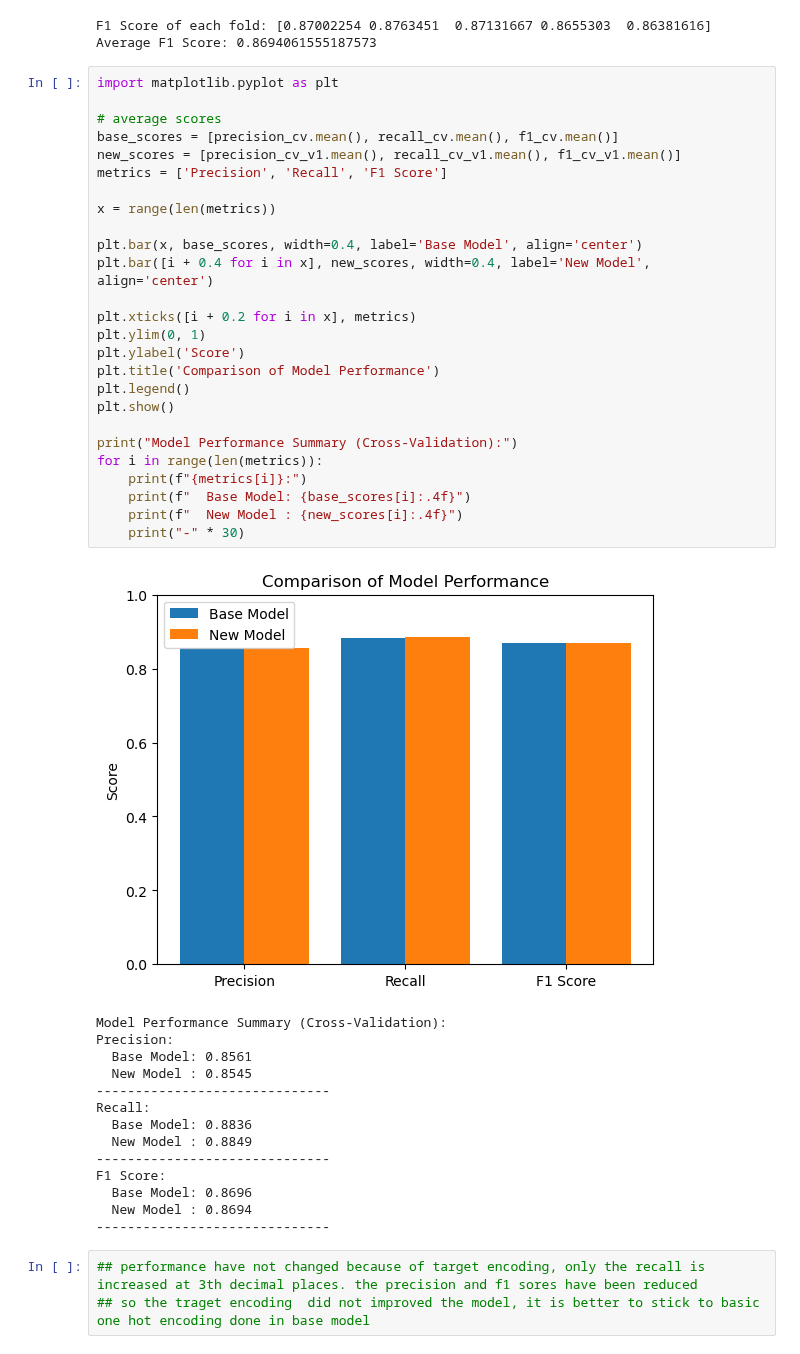
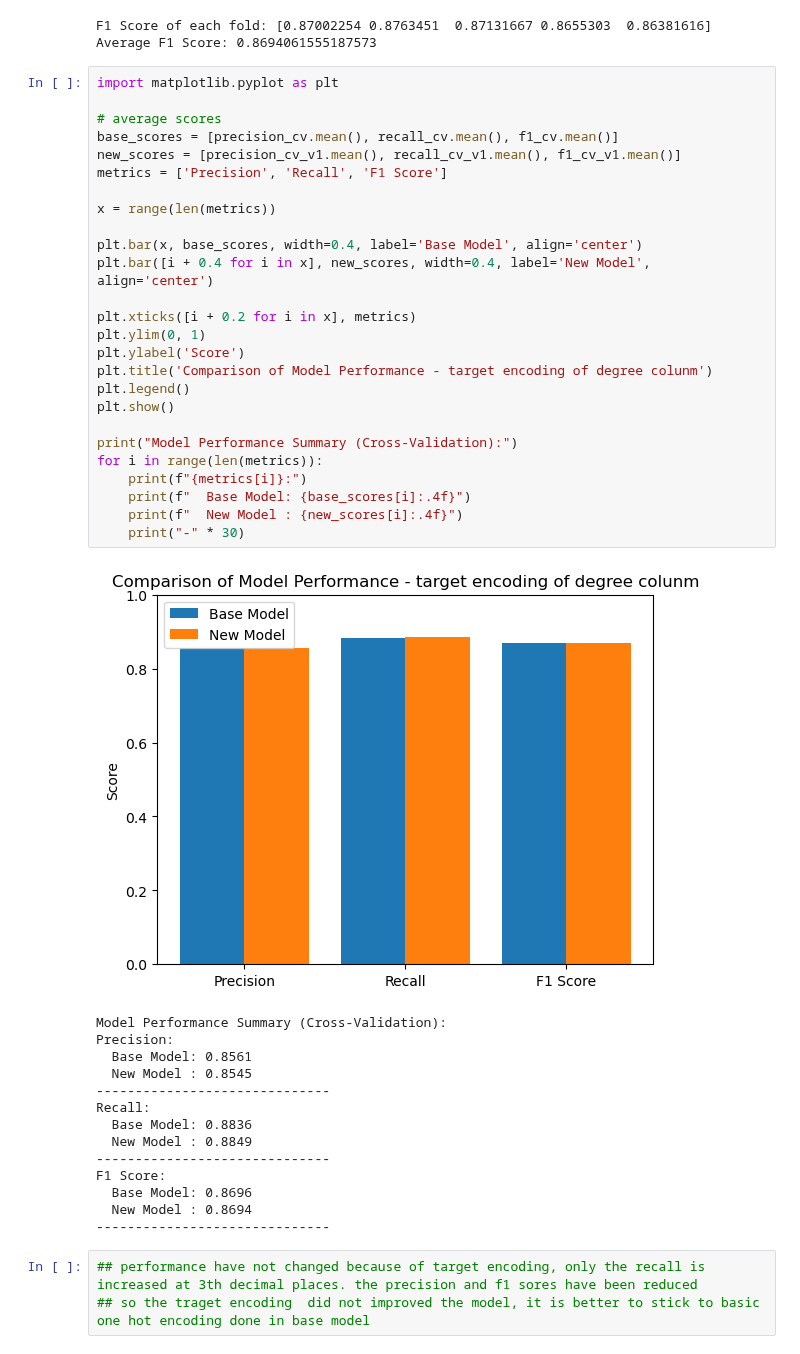
Before and after one commit to rushring/CS_Group07_StudentDepressionDetection, a Jupyter notebook: notebooks/Rushani_Logistic_Regression/feaEngineering_tuning.ipynb, the cells around one changed output. Drawn from its saved outputs; the diff is of its cells as text.

```diff
--- a/notebooks/Rushani_Logistic_Regression/feaEngineering_tuning.ipynb
+++ b/notebooks/Rushani_Logistic_Regression/feaEngineering_tuning.ipynb
@@ -155,31 +155,31 @@ Average F1 Score: 0.8694061555187573
 # %%
 import matplotlib.pyplot as plt
 
 # average scores
 base_scores = [precision_cv.mean(), recall_cv.mean(), f1_cv.mean()]
 new_scores = [precision_cv_v1.mean(), recall_cv_v1.mean(), f1_cv_v1.mean()]
 metrics = ['Precision', 'Recall', 'F1 Score']
 
 x = range(len(metrics))
 
 plt.bar(x, base_scores, width=0.4, label='Base Model', align='center')
 plt.bar([i + 0.4 for i in x], new_scores, width=0.4, label='New Model', align='center')
 
 plt.xticks([i + 0.2 for i in x], metrics)
 plt.ylim(0, 1)
 plt.ylabel('Score')
-plt.title('Comparison of Model Performance')
+plt.title('Comparison of Model Performance - target encoding of degree colunm')
 plt.legend()
 plt.show()
 
 print("Model Performance Summary (Cross-Validation):")
 for i in range(len(metrics)):
     print(f"{metrics[i]}:")
     print(f"  Base Model: {base_scores[i]:.4f}")
     print(f"  New Model : {new_scores[i]:.4f}")
     print("-" * 30)
 # %% [output]
-[figure, old version]
+[figure, new version]
 Model Performance Summary (Cross-Validation):
 Precision:
   Base Model: 0.8561
```
Also changed, not shown: parts of 23 cells of this notebook, 1 other file.
